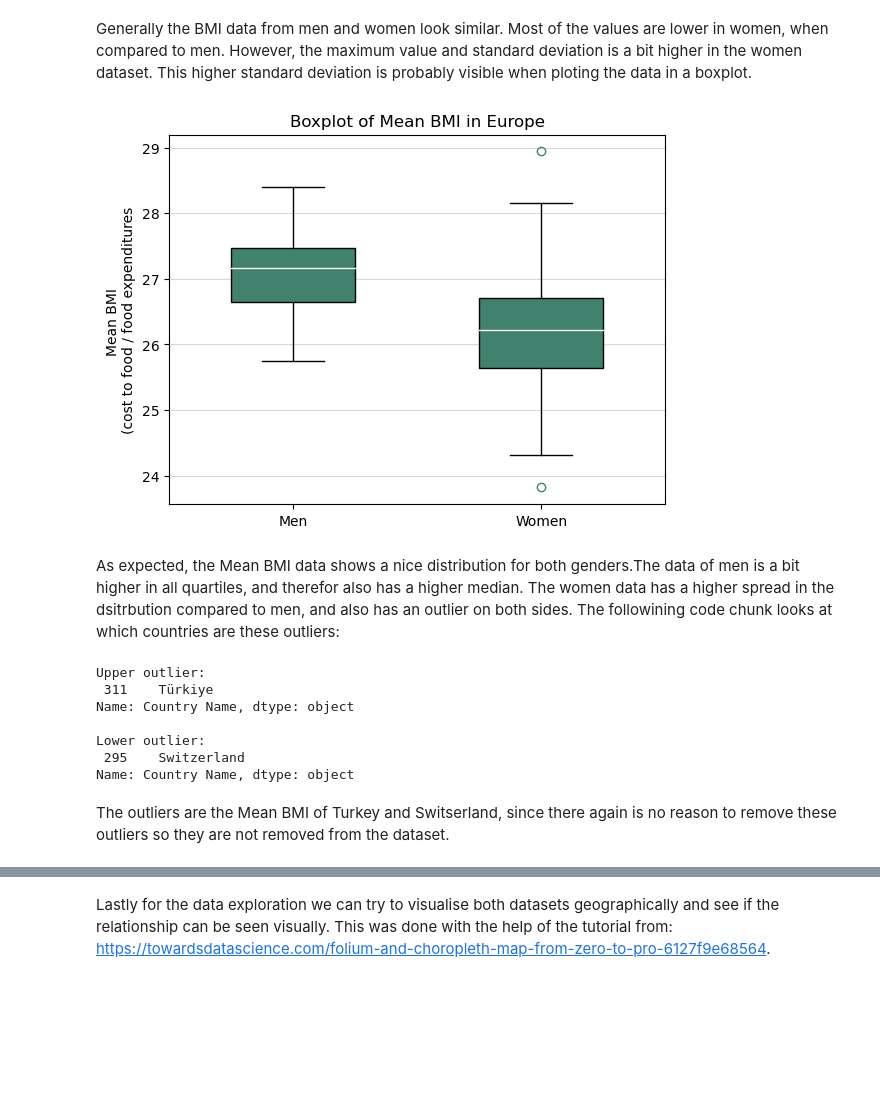
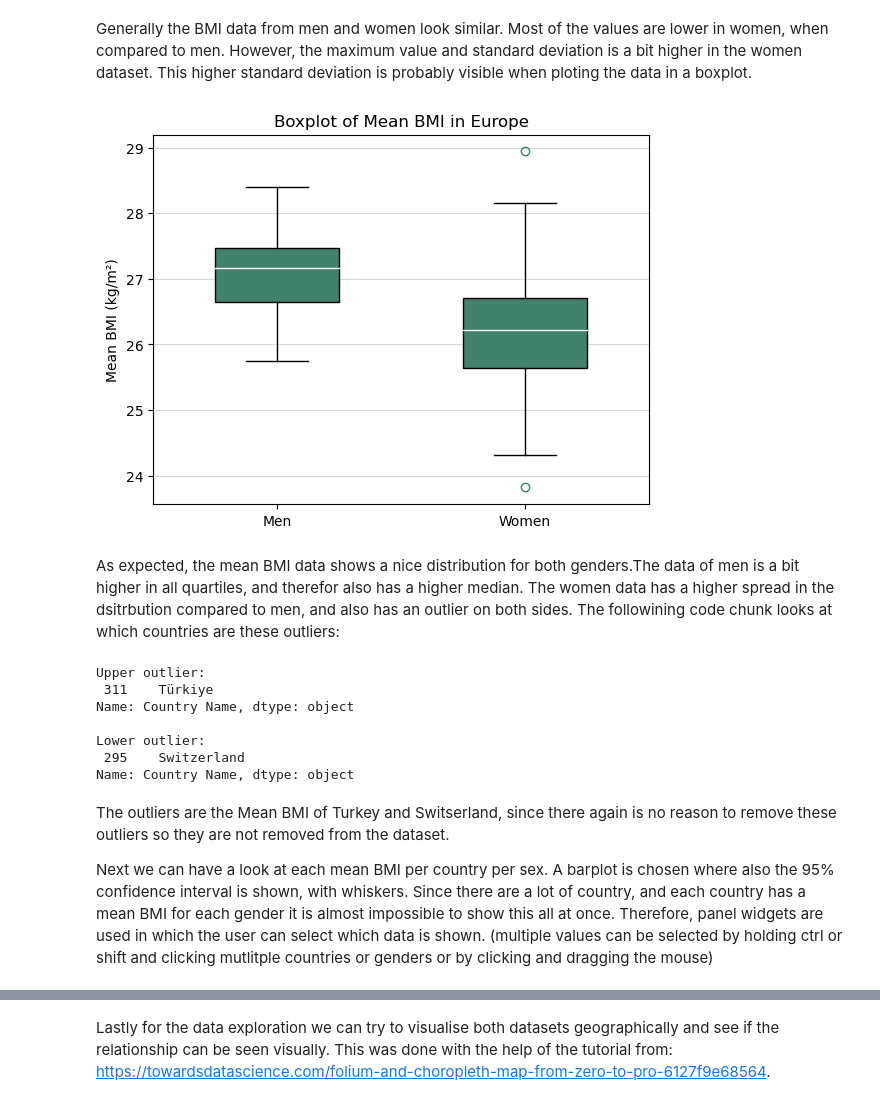
Before and after one commit to JobMaathuis/Affordability_healthy_diet_and_BMI, a Jupyter notebook: final_assignment.ipynb, the cells around one changed output, grey strips where cells are left out. Cells and saved outputs as stored; diff of their text form; code cells hidden in the pictures; blank space fills up the shorter version.

```diff
--- a/final_assignment.ipynb
+++ b/final_assignment.ipynb
@@ -69,7 +79,7 @@ df_bmi.head()
 Some column names are pretty long and make it inconvenient to read and work with. The next code chunk shortens these column names to make it more readible. This is done by regex and substituting some words into shorter words or removing parts of the column name.
 # %%
 # dict for patterns and replacements for the column names
-replace_dict = {'Prevalence': 'Prev', 'kg/mï¿½': '', 'lower 95% uncertainty interval': 'lower', 'upper 95% uncertainty interval': 'upper'}
+replace_dict = {'Prevalence': 'Prev', r'kg/m.*': '', 'lower 95% uncertainty interval': 'lower', 'upper 95% uncertainty interval': 'upper'}
 for pattern, replacement in replace_dict.items():
     df_bmi = df_bmi.rename(columns=lambda column: re.sub(pattern, replacement, column).rstrip())  # loops trhough all of the columns and use re.sub for the replacement
 # %%
@@ -322,28 +339,28 @@ Generally the BMI data from men and women look similar. Most of the values are l
 # %%
 def create_bmi_boxplot(df, column, groupby, xlabel, ylabel, title):
     fig = plt.figure()
     box_groups = df[groupby].unique()
     boxes = [df[df[groupby] == group][column] for group in box_groups]
     plt.boxplot(boxes,widths=0.5,
                 # setting colors of boxplot
                 flierprops=dict(markeredgecolor='#40826D', marker='o'),
                 boxprops=dict(facecolor='#40826D'),
                 medianprops= dict(color='white'),
                 patch_artist=True)
     plt.xlabel(xlabel)
     plt.ylabel(ylabel)
     plt.title(title)
     plt.xticks([i for i in range(1, len(box_groups)+1)], box_groups)  # change x-ticks names
     plt.grid(axis='y', alpha=.5)
     return fig  # so that the figure can be saved in a variable for the dashboard later
 
 boxplot_bmi = create_bmi_boxplot(df_merged, column='Mean BMI', groupby='Sex',
-                               xlabel=None, ylabel='Mean BMI \n(cost to food / food expenditures',
+                               xlabel=None, ylabel='Mean BMI (kg/m²)',
                                title='Boxplot of Mean BMI in Europe')
 # %% [output]
-[figure, old version]
+[figure, new version]
 # %% [markdown]
-As expected, the Mean BMI data shows a nice distribution for both genders.The data of men is a bit higher in all quartiles, and therefor also has a higher median. The women data has a higher spread in the dsitrbution compared to men, and also has an outlier on both sides. The followining code chunk looks at which countries are these outliers:
+As expected, the mean BMI data shows a nice distribution for both genders.The data of men is a bit higher in all quartiles, and therefor also has a higher median. The women data has a higher spread in the dsitrbution compared to men, and also has an outlier on both sides. The followining code chunk looks at which countries are these outliers:
 # %%
 print('Upper outlier:\n', df_merged['Country Name'][df_merged['Mean BMI'] == max(df_merged['Mean BMI'])])
 print()
@@ -356,5 +373,3 @@ Name: Country Name, dtype: object
 Lower outlier:
  295    Switzerland
 Name: Country Name, dtype: object
-# %% [markdown]
-The outliers are the Mean BMI of Turkey and Switserland, since there again is no reason to remove these outliers so they are not removed from the dataset.
@@ -365,0 +376,4 @@ The outliers are the Mean BMI of Turkey and Switserland, since there again is no
+# %% [markdown]
+The outliers are the Mean BMI of Turkey and Switserland, since there again is no reason to remove these outliers so they are not removed from the dataset.
+
+Next we can have a look at each mean BMI per country per sex. A barplot is chosen where also the 95% confidence interval is shown, with whiskers. Since there are a lot of country, and each country has a mean BMI for each gender it is almost impossible to show this all at once. Therefore, panel widgets are used in which the user can select which data is shown. (multiple values can be selected by holding ctrl or shift and clicking mutlitple countries or genders or by clicking and dragging the mouse)
```
Also changed, not shown: parts of 30 cells of this notebook.
